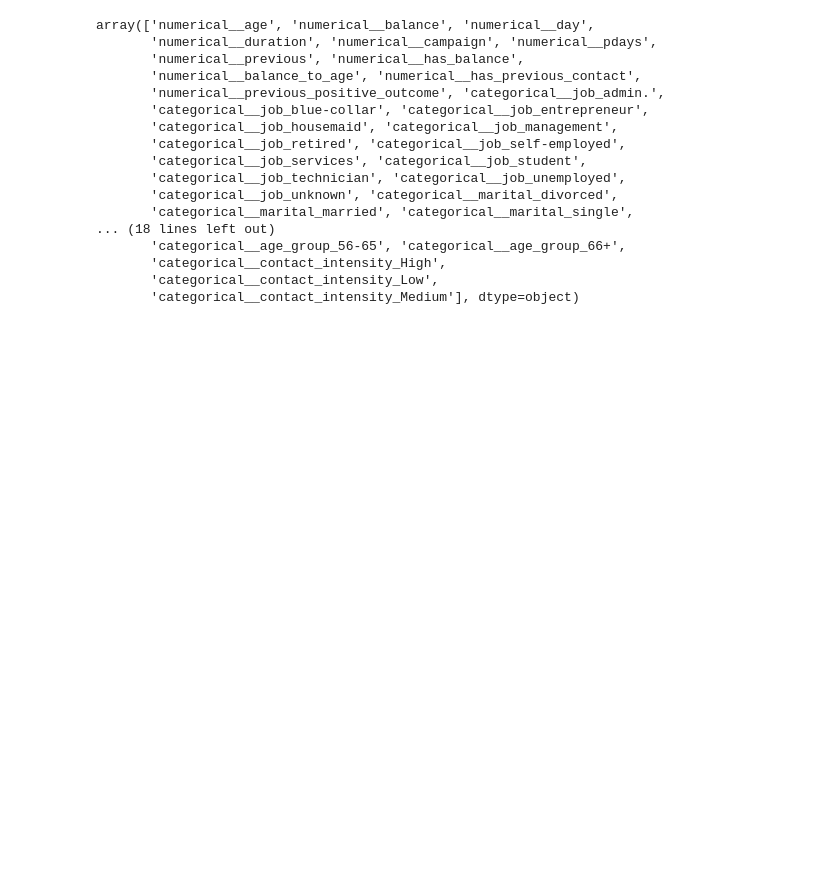
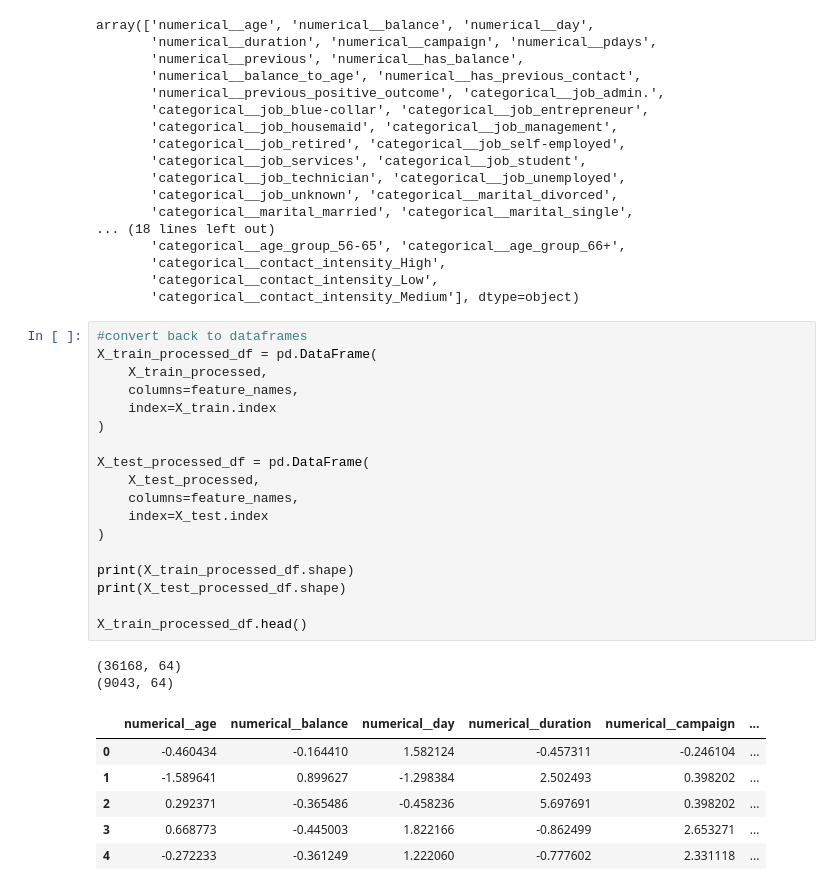
Before and after one commit to Kone-Makhadi-Stadio/Capstone_Project_KM, a Jupyter notebook: Preprocessing/Preprocessing.ipynb, the cells around one changed output. Saved outputs shown, nothing was run; the diff lists cells and outputs as text; blank space fills up the shorter version.

```diff
--- a/Preprocessing/Preprocessing.ipynb
+++ b/Preprocessing/Preprocessing.ipynb
@@ -155,3 +155,30 @@ array(['numerical__age', 'numerical__balance', 'numerical__day',
        'categorical__contact_intensity_High',
        'categorical__contact_intensity_Low',
        'categorical__contact_intensity_Medium'], dtype=object)
+# %%
+#convert back to dataframes
+X_train_processed_df = pd.DataFrame(
+    X_train_processed,
+    columns=feature_names,
+    index=X_train.index
+)
+
+X_test_processed_df = pd.DataFrame(
+    X_test_processed,
+    columns=feature_names,
+    index=X_test.index
+)
+
+print(X_train_processed_df.shape)
+print(X_test_processed_df.shape)
+
+X_train_processed_df.head()
+# %% [output]
+(36168, 64)
+(9043, 64)
+|  | numerical__age | numerical__balance | numerical__day | numerical__duration | numerical__campaign | ... |
+| 0 | -0.460434 | -0.164410 | 1.582124 | -0.457311 | -0.246104 | ... |
+| 1 | -1.589641 | 0.899627 | -1.298384 | 2.502493 | 0.398202 | ... |
+| 2 | 0.292371 | -0.365486 | -0.458236 | 5.697691 | 0.398202 | ... |
+| 3 | 0.668773 | -0.445003 | 1.822166 | -0.862499 | 2.653271 | ... |
+| 4 | -0.272233 | -0.361249 | 1.222060 | -0.777602 | 2.331118 | ... |
```
Also changed, not shown: parts of 2 cells of this notebook, 4 other files.
